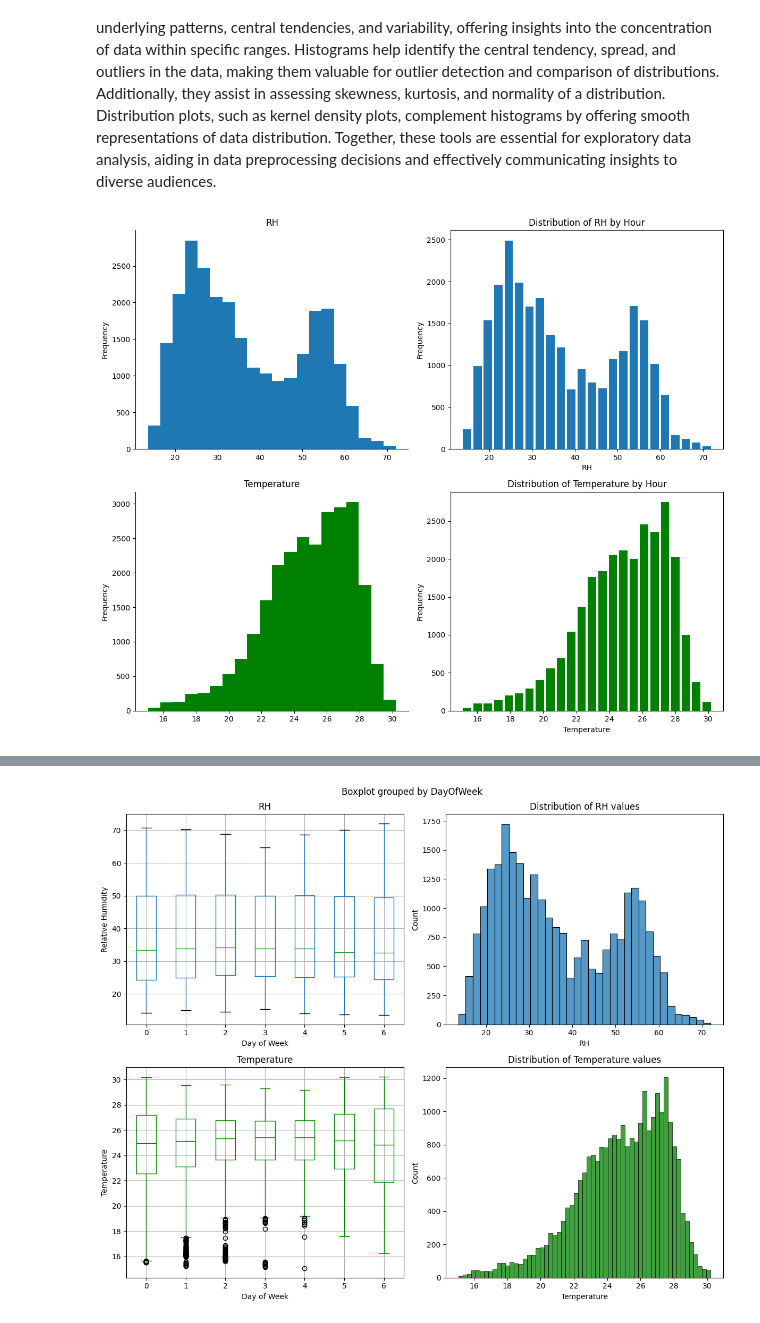
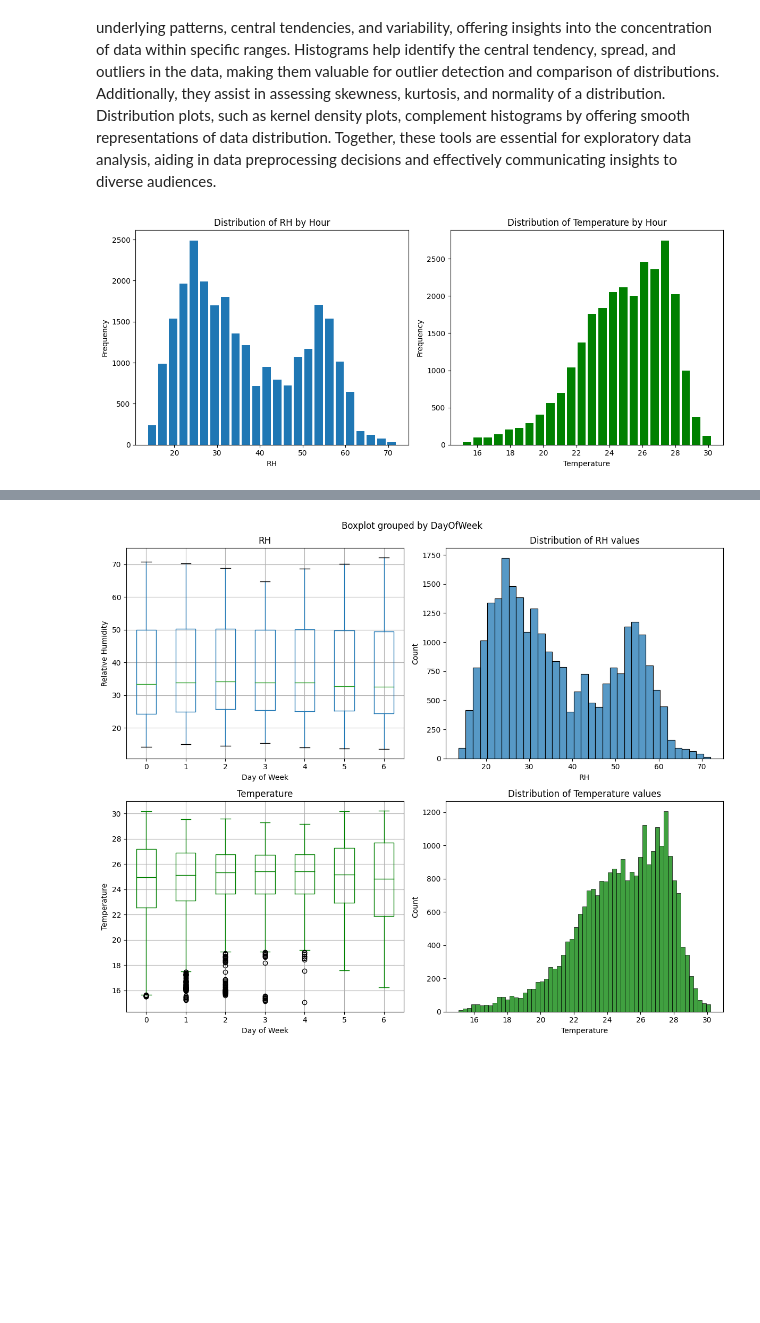
Before and after one commit to mshapna/EDA_Timeseries, a Jupyter notebook: EDA_Ver2.ipynb, the cells around one changed output, grey strips where cells are left out. Cells and saved outputs as stored; diff of their text form; code cells hidden in the pictures; blank space fills up the shorter version.

```diff
--- a/EDA_Ver2.ipynb
+++ b/EDA_Ver2.ipynb
@@ -49,39 +49,26 @@ df['Index_encoded'] = df['Index'].map(ordinal_mapping)
 # Exploratory Data Analysis (EDA) for time-series analysis
 Histograms and distribution plots play a crucial role in data analysis and visualization by providing a visual representation of the distribution of a dataset. They aid in exploring underlying patterns, central tendencies, and variability, offering insights into the concentration of data within specific ranges. Histograms help identify the central tendency, spread, and outliers in the data, making them valuable for outlier detection and comparison of distributions. Additionally, they assist in assessing skewness, kurtosis, and normality of a distribution. Distribution plots, such as kernel density plots, complement histograms by offering smooth representations of data distribution. Together, these tools are essential for exploratory data analysis, aiding in data preprocessing decisions and effectively communicating insights to diverse audiences.
 # %%
-import matplotlib.pyplot as plt
-import seaborn as sns
-
-# Create a subplot with 2 rows and 2 columns
-fig, axes = plt.subplots(nrows=2, ncols=2, figsize=(12, 10))
-
-# Plot 1: Histogram of RH
-df['RH'].plot(kind='hist', bins=20, ax=axes[0, 0])
-axes[0, 0].set_title('RH')
-axes[0, 0].spines[['top', 'right']].set_visible(False)
+# Create a subplot with 1 row and 2 columns
+fig, axes = plt.subplots(nrows=1, ncols=2, figsize=(12, 5))
 
 # Plot 2: Distribution of RH by Hour
-axes[0, 1].hist(df['RH'], bins=24, histtype='bar', rwidth=0.8)
-axes[0, 1].set_xlabel('RH')
-axes[0, 1].set_ylabel('Frequency')
-axes[0, 1].set_title('Distribution of RH by Hour')
-
-# Plot 3: Histogram of Temperature (color set to green)
-df['Temperature'].plot(kind='hist', bins=20, ax=axes[1, 0], color='green')
-axes[1, 0].set_title('Temperature')
-axes[1, 0].spines[['top', 'right']].set_visible(False)
+axes[0].hist(df['RH'], bins=24, histtype='bar', rwidth=0.8)
+axes[0].set_xlabel('RH')
+axes[0].set_ylabel('Frequency')
+axes[0].set_title('Distribution of RH by Hour')
 
 # Plot 4: Distribution of Temperature by Hour (color set to green)
-axes[1, 1].hist(df['Temperature'], bins=24, histtype='bar', rwidth=0.8, color='green')
-axes[1, 1].set_xlabel('Temperature')
-axes[1, 1].set_ylabel('Frequency')
-axes[1, 1].set_title('Distribution of Temperature by Hour')
+axes[1].hist(df['Temperature'], bins=24, histtype='bar', rwidth=0.8, color='green')
+axes[1].set_xlabel('Temperature')
+axes[1].set_ylabel('Frequency')
+axes[1].set_title('Distribution of Temperature by Hour')
 
 # Adjust layout
 plt.tight_layout()
 
 # Show the combined plot
 plt.show()
 # %% [output]
-[figure, old version]
+[figure, new version]
 # %% [markdown]
```
Also changed, not shown: parts of 9 cells of this notebook.
